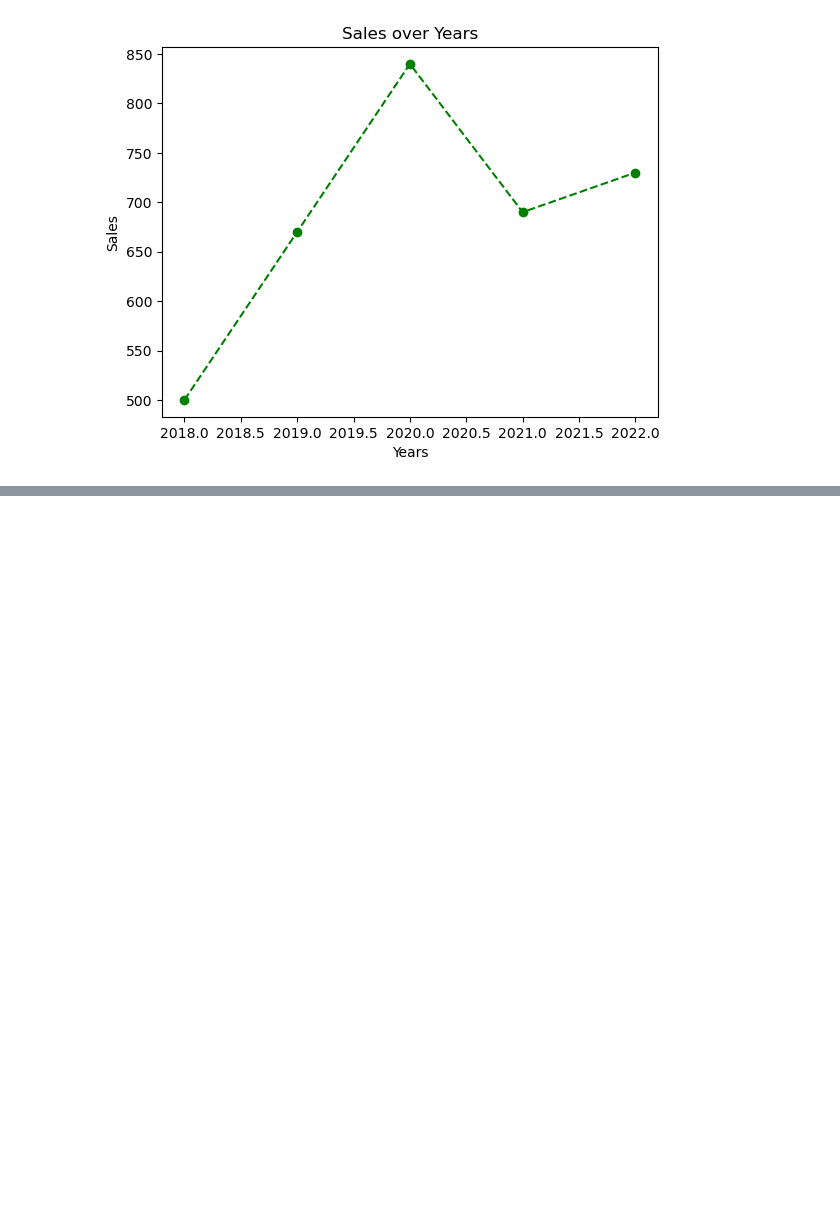
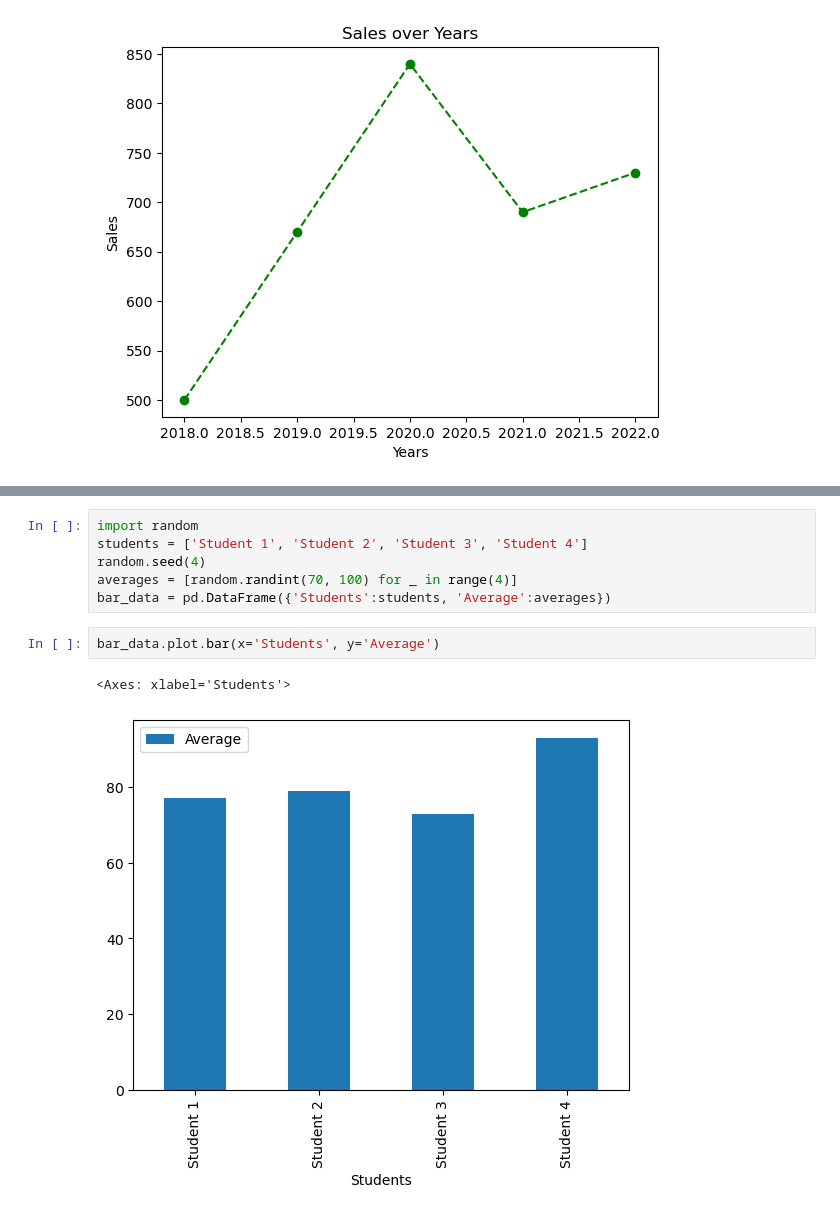
Before and after one commit to zsavery/gb_data_science, a Jupyter notebook: docs/graph_basics.ipynb, the cells around one changed output, grey strips where cells are left out. Saved outputs shown, nothing was run; the diff lists cells and outputs as text; blank space fills up the shorter version.

```diff
--- a/docs/graph_basics.ipynb
+++ b/docs/graph_basics.ipynb
@@ -49,0 +81,11 @@ Text(0, 0.5, 'Sales')
+# %%
+import random
+students = ['Student 1', 'Student 2', 'Student 3', 'Student 4']
+random.seed(4)
+averages = [random.randint(70, 100) for _ in range(4)]
+bar_data = pd.DataFrame({'Students':students, 'Average':averages})
+# %%
+bar_data.plot.bar(x='Students', y='Average')
+# %% [output]
+<Axes: xlabel='Students'>
+[figure, added]
```
Also changed, not shown: parts of 9 cells of this notebook.
